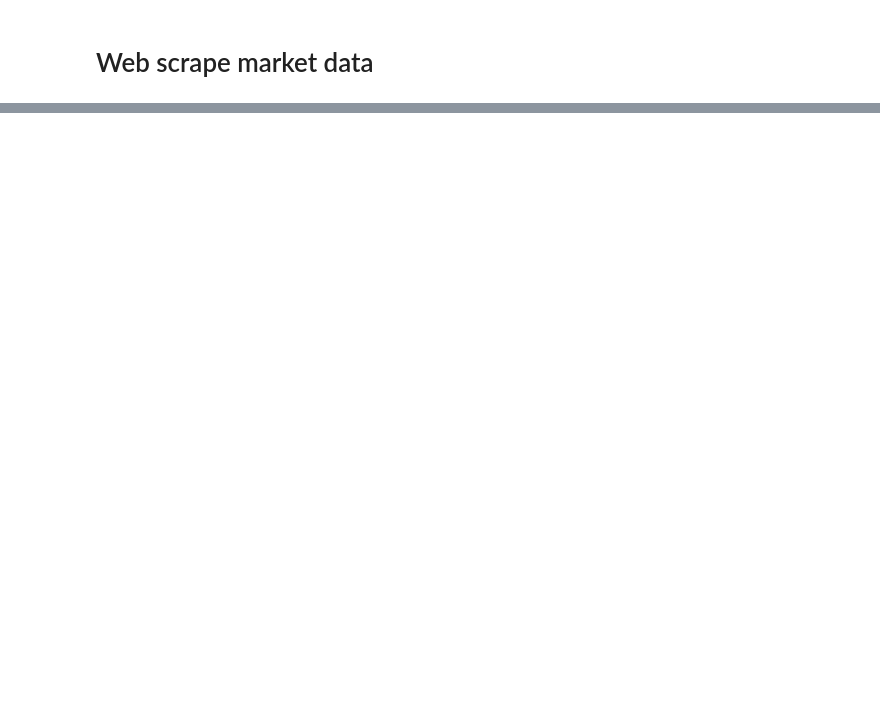
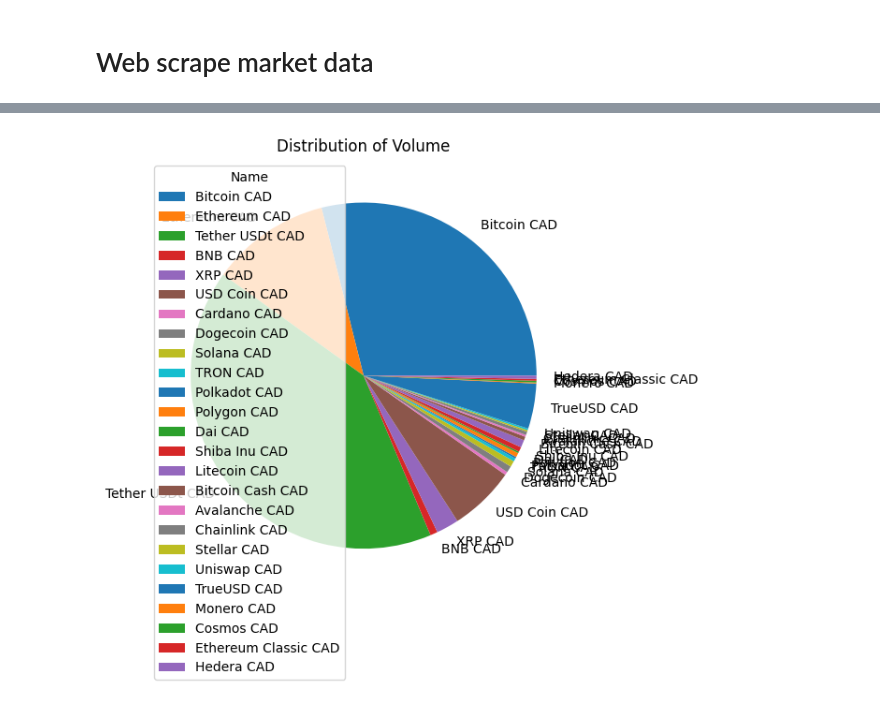
Before and after one commit to MabelChan2023/Crypto_analysis, a Jupyter notebook: WebScrapping.ipynb, the cells around one changed output, grey strips where cells are left out. Drawn from its saved outputs; the diff is of its cells as text; code cells hidden in the pictures; blank space fills up the shorter version.

```diff
--- a/WebScrapping.ipynb
+++ b/WebScrapping.ipynb
@@ -132,0 +91,29 @@ df = pd.DataFrame(data, columns=columns)
+# %%
+# data cleaning
+price_to_num = []
+for x in range(len(stockData_df)):
+    price_to_num.append(stockData_df['Price'][x].replace(',', ''))
+#stockData_df = stockData_df.replace(['Pyspark'],'Spark')
+stockData_df['Price'] = price_to_num
+
+volume_to_num = []
+for x in range(len(stockData_df)):
+    if 'B' in stockData_df['Volume'][x]:
+        temp = stockData_df['Volume'][x].replace('B', '')
+        temp = float(temp) * (10 ** 9)
+    else:
+        temp = stockData_df['Volume'][x].replace('M', '')
+        temp = float(temp) * (10 ** 6)
+    volume_to_num.append(temp)
+stockData_df['Volume'] = volume_to_num
+
+stockData_df['Price'] = stockData_df['Price'].astype(float)
+stockData_df['Up_or_down'] = stockData_df['Up_or_down'].astype(float)
+# %%
+plt.figure(figsize=(10,6))
+plt.title('Distribution of Volume')
+plt.pie(stockData_df['Volume'], labels = stockData_df['Name'])
+plt.legend(title="Name", loc="best",)
+plt.show()
+# %% [output]
+[figure, added]
```
Also changed, not shown: parts of 9 cells of this notebook.
